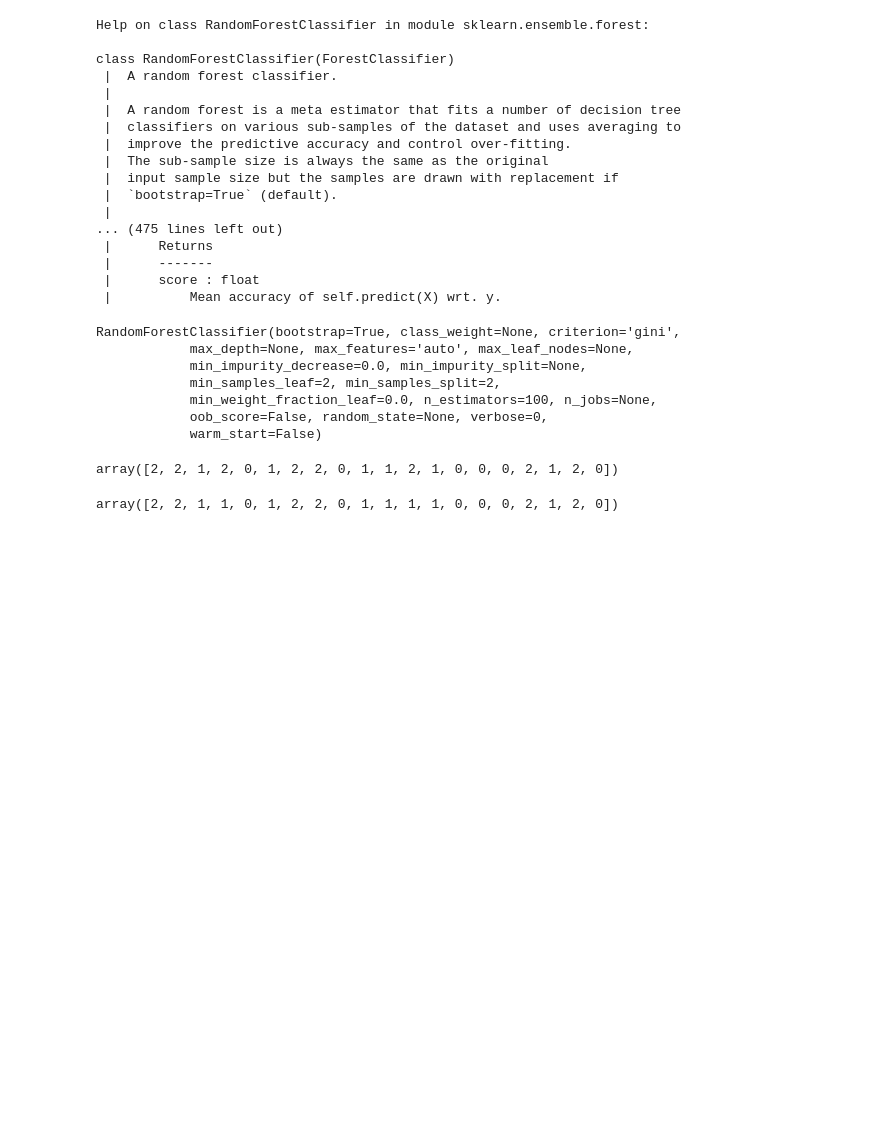
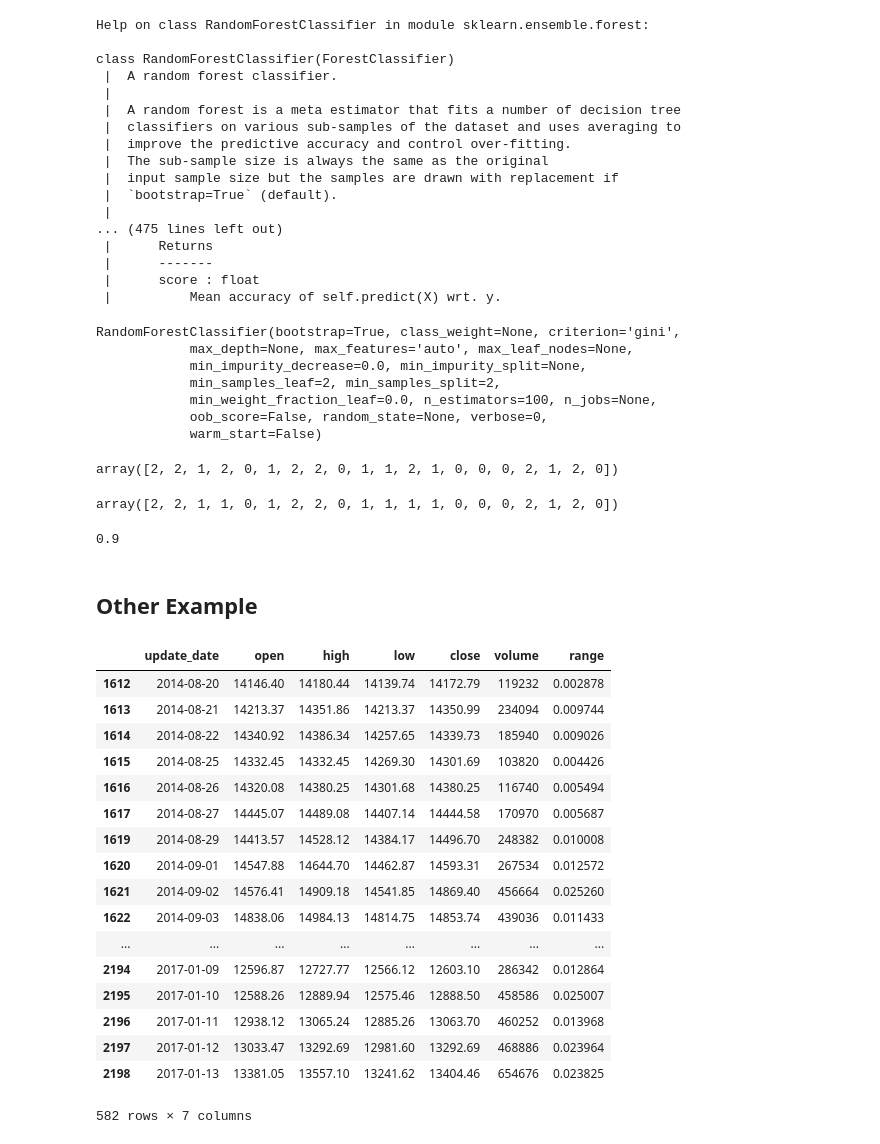
Before and after one commit to liyuefanxxl/python_training_test, a Jupyter notebook: training_material.ipynb, the cells around one changed output. Saved outputs shown, nothing was run; the diff lists cells and outputs as text; code cells hidden in the pictures; blank space fills up the shorter version.

```diff
--- a/training_material.ipynb
+++ b/training_material.ipynb
@@ -323,4 +328,8 @@ iris_y_test
 # %% [output]
 array([2, 2, 1, 1, 0, 1, 2, 2, 0, 1, 1, 1, 1, 0, 0, 0, 2, 1, 2, 0])
 # %%
-sum(pred_random_forest==iris_y_test)/len(pred_random_)
+sum(pred_random_forest==iris_y_test)/len(pred_random_forest)
+# %% [output]
+0.9
+# %% [markdown]
+## Other Example
@@ -326,0 +343,21 @@ sum(pred_random_forest==iris_y_test)/len(pred_random_)
+# %%
+df
+# %% [output]
+|  | update_date | open | high | low | close | volume | range |
+| 1612 | 2014-08-20 | 14146.40 | 14180.44 | 14139.74 | 14172.79 | 119232 | 0.002878 |
+| 1613 | 2014-08-21 | 14213.37 | 14351.86 | 14213.37 | 14350.99 | 234094 | 0.009744 |
+| 1614 | 2014-08-22 | 14340.92 | 14386.34 | 14257.65 | 14339.73 | 185940 | 0.009026 |
+| 1615 | 2014-08-25 | 14332.45 | 14332.45 | 14269.30 | 14301.69 | 103820 | 0.004426 |
+| 1616 | 2014-08-26 | 14320.08 | 14380.25 | 14301.68 | 14380.25 | 116740 | 0.005494 |
+| 1617 | 2014-08-27 | 14445.07 | 14489.08 | 14407.14 | 14444.58 | 170970 | 0.005687 |
+| 1619 | 2014-08-29 | 14413.57 | 14528.12 | 14384.17 | 14496.70 | 248382 | 0.010008 |
+| 1620 | 2014-09-01 | 14547.88 | 14644.70 | 14462.87 | 14593.31 | 267534 | 0.012572 |
+| 1621 | 2014-09-02 | 14576.41 | 14909.18 | 14541.85 | 14869.40 | 456664 | 0.025260 |
+| 1622 | 2014-09-03 | 14838.06 | 14984.13 | 14814.75 | 14853.74 | 439036 | 0.011433 |
+| ... | ... | ... | ... | ... | ... | ... | ... |
+| 2194 | 2017-01-09 | 12596.87 | 12727.77 | 12566.12 | 12603.10 | 286342 | 0.012864 |
+| 2195 | 2017-01-10 | 12588.26 | 12889.94 | 12575.46 | 12888.50 | 458586 | 0.025007 |
+| 2196 | 2017-01-11 | 12938.12 | 13065.24 | 12885.26 | 13063.70 | 460252 | 0.013968 |
+| 2197 | 2017-01-12 | 13033.47 | 13292.69 | 12981.60 | 13292.69 | 468886 | 0.023964 |
+| 2198 | 2017-01-13 | 13381.05 | 13557.10 | 13241.62 | 13404.46 | 654676 | 0.023825 |
+582 rows × 7 columns
```
Also changed, not shown: parts of 19 cells of this notebook.
